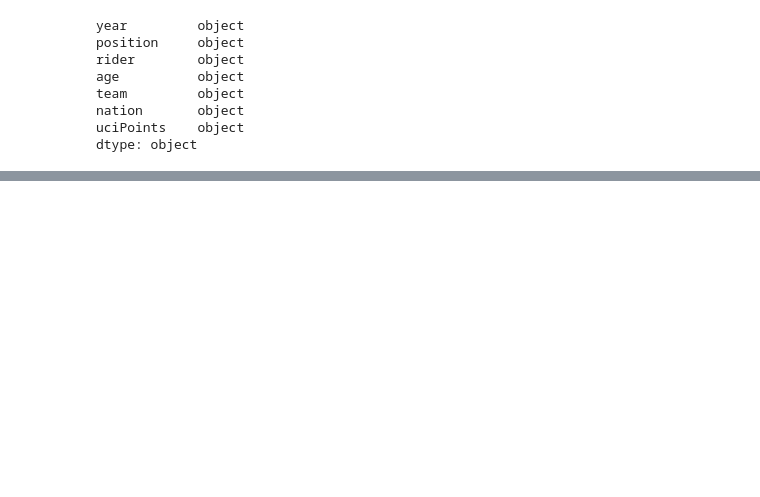
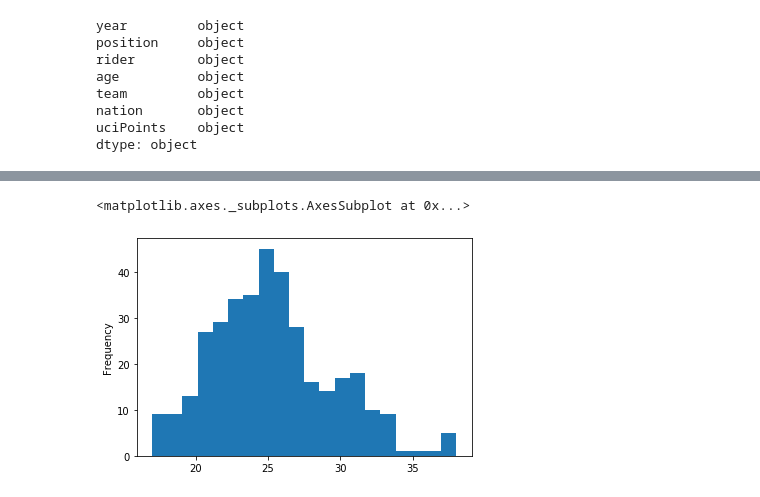
Before and after one commit to spcalad/ProyectoFinalPython, a Jupyter notebook: Untitled.ipynb, the cells around one changed output, grey strips where cells are left out. Drawn from its saved outputs; the diff is of its cells as text; code cells hidden in the pictures; blank space fills up the shorter version.

```diff
--- a/Untitled.ipynb
+++ b/Untitled.ipynb
@@ -214,0 +213,34 @@ byRider
+# %%
+def cast_to_number(cadena):
+    return re.sub(r'[^0-9\.]', '0', str(cadena))
+
+roadCyclingResults.position = roadCyclingResults.position.apply(cast_to_number)
+roadCyclingResults.position = roadCyclingResults.position.replace('', '0')
+roadCyclingResults.position = roadCyclingResults.position.astype(int)
+roadCyclingResults.iloc[0]
+
+def count_participations_and_better_position(riderParticipations):
+
+    countParticipations = len(riderParticipations.year.unique())
+    riderParticipations = riderParticipations.sort_values(['position'])
+    riderParticipationsWithout = riderParticipations[(riderParticipations.position != 0)]
+
+    try:
+        betterPosition = riderParticipationsWithout.iloc[0]
+    except IndexError:
+        betterPosition = riderParticipations.iloc[0]
+
+    newDataFrame = pd.Series({
+        'nation': betterPosition.nation,
+        'participations': countParticipations,
+        'betterPosition': betterPosition.position,
+        'yearBP': betterPosition.year,
+        'ageBP': betterPosition.age
+    })
+
+    return newDataFrame
+
+byRider = roadCyclingResults.groupby('rider').apply(count_participations_and_better_position).reset_index()
+byRider = byRider.sort_values(by=['participations', 'betterPosition'], ascending= [False, True])
+
+byRider.head()
@@ -214,0 +254,6 @@ byRider
+# %%
+byAgeBetterPosition = byRider[(byRider.ageBP != 0) & (byRider.betterPosition < 3)].ageBP.plot(kind='hist', bins=20)
+byAgeBetterPosition
+# %% [output]
+<matplotlib.axes._subplots.AxesSubplot at 0x...>
+[figure, added]
```
Also changed, not shown: parts of 14 cells of this notebook.
